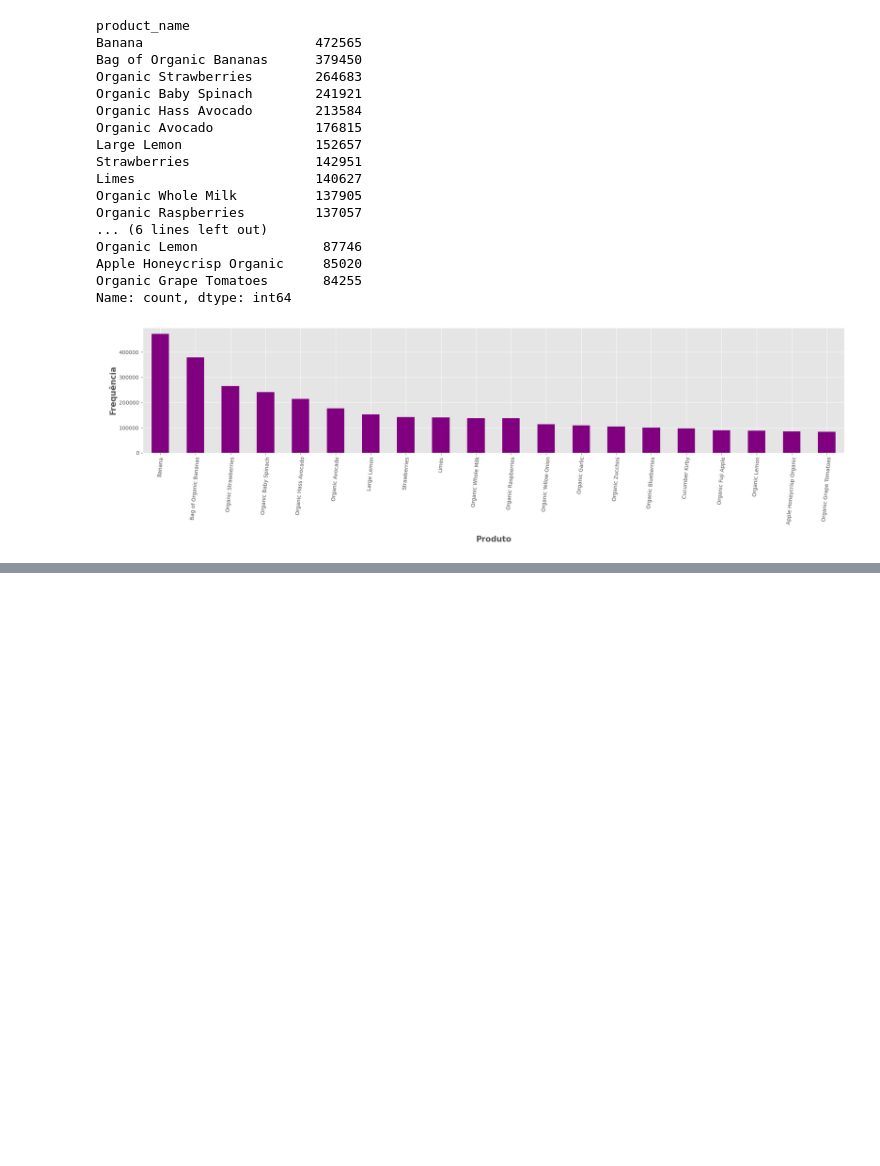
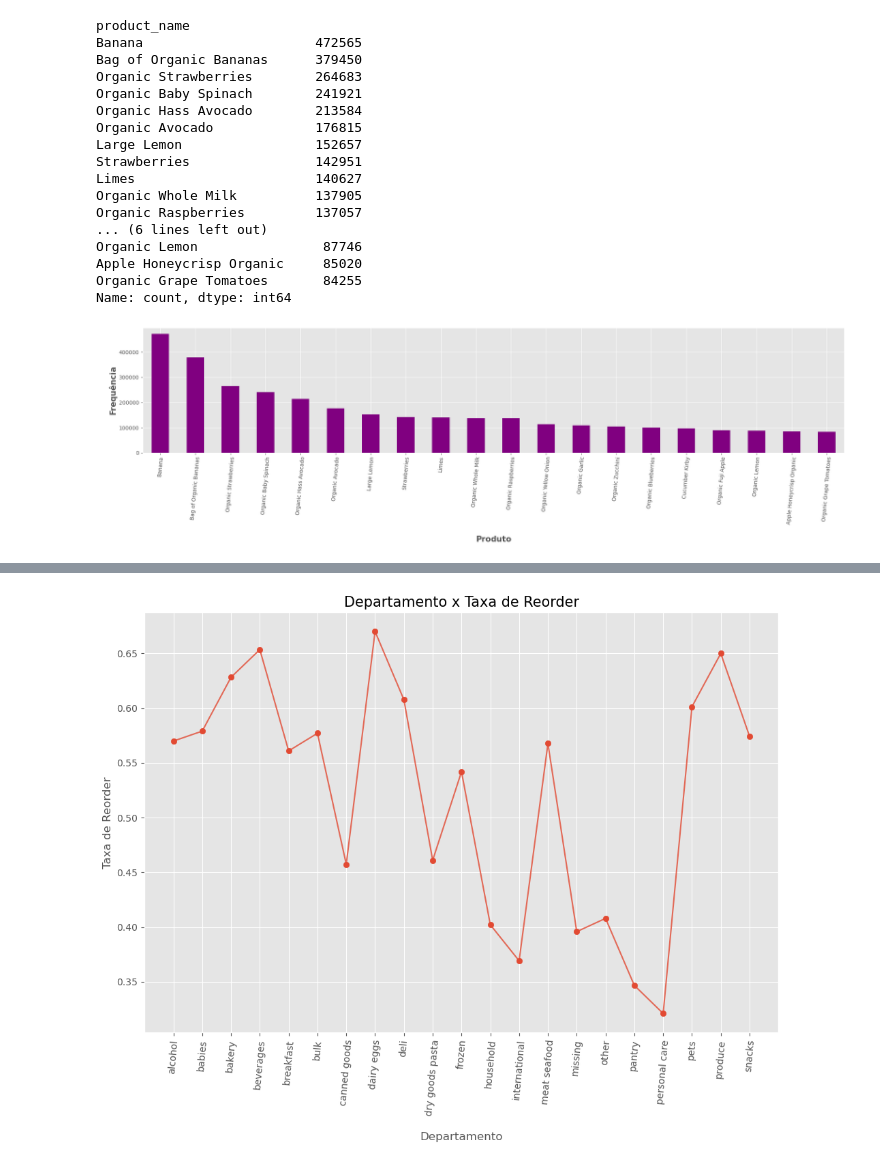
Before and after one commit to leojutsu/analise_de_dados, a Jupyter notebook: Projeto6.ipynb, the cells around one changed output, grey strips where cells are left out. Cells and saved outputs as stored; diff of their text form; code cells hidden in the pictures; blank space fills up the shorter version.

```diff
--- a/Projeto6.ipynb
+++ b/Projeto6.ipynb
@@ -687,0 +735,4 @@ plt.show()
+# %%
+# Agrupando os dados por departamento e reorder
+df_temp2 = dados_transacoes.groupby(["department"])["reordered"].aggregate("mean").reset_index()
+df_temp2.head()
@@ -687,0 +746,12 @@ plt.show()
+# %%
+# Plot
+plt.figure(figsize = (12, 8))
+plt.plot(list(df_temp2['department']), df_temp2['reordered'].values, alpha=0.8)
+plt.scatter(list(df_temp2['department']), df_temp2['reordered'].values)
+plt.ylabel('Taxa de Reorder', fontsize = 12)
+plt.xlabel('\nDepartamento', fontsize = 12)
+plt.title("Departamento x Taxa de Reorder", fontsize = 15)
+plt.xticks(rotation = 85)
+plt.show()
+# %% [output]
+[figure, added]
```
Also changed, not shown: parts of 16 cells of this notebook.
